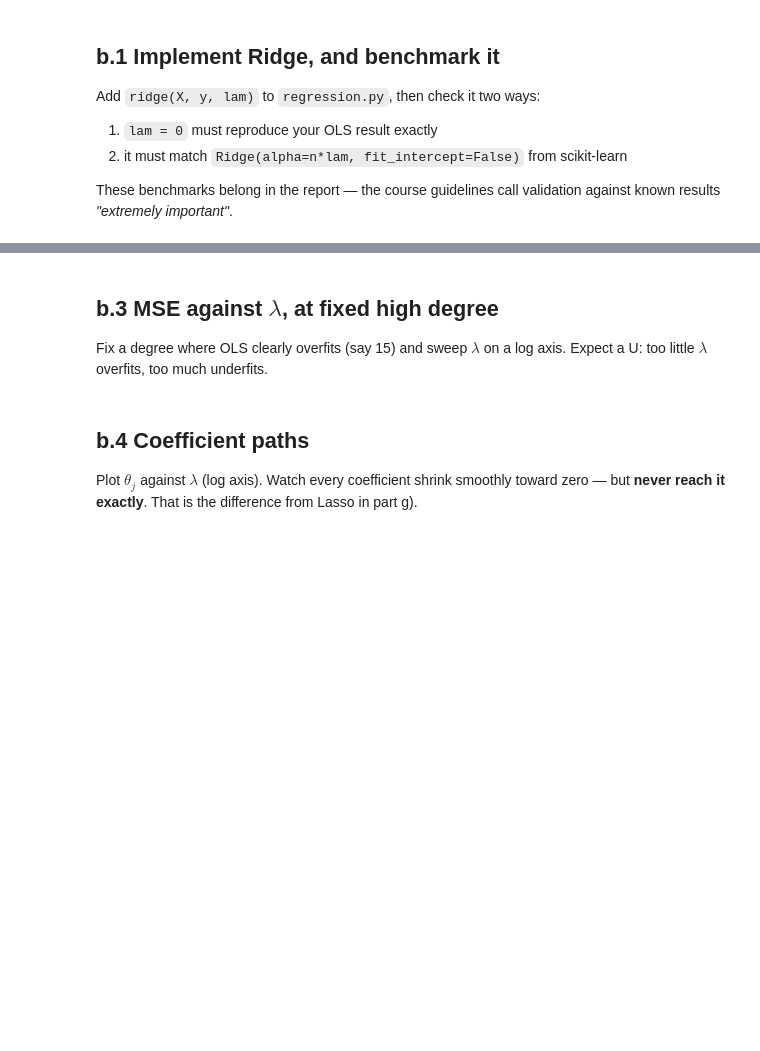
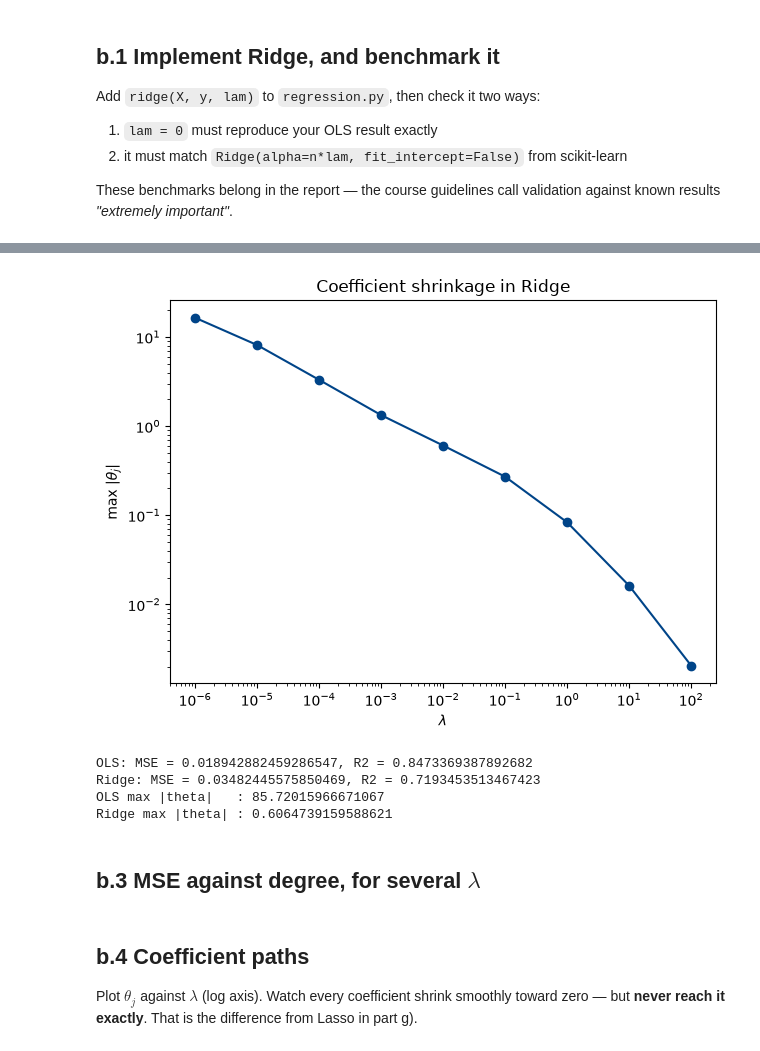
Before and after one commit to Parisa-amin/FYS-STK4155, a Jupyter notebook: Project1/code/Project1.ipynb, the cells around one changed output, grey strips where cells are left out. Drawn from its saved outputs; the diff is of its cells as text; code cells hidden in the pictures; blank space fills up the shorter version.

```diff
--- a/Project1/code/Project1.ipynb
+++ b/Project1/code/Project1.ipynb
@@ -360,8 +425,40 @@ the right as $\lambda$ increases.
+# %%
+max_theta_ridge= np.zeros(len(lambdas))
+
+for i, theta in enumerate(theta_ridge_all):
+    max_theta_ridge[i]= np.max(np.abs(theta_ridge_all[i]))
+
+plt.Figure(figsize=(6, 4))
+plt.loglog(lambdas, max_theta_ridge, "o-",color=BLUE
+)
+
+plt.xlabel(r"$\lambda$")
+plt.ylabel(r"max $|\theta_j|$")
+plt.title("Coefficient shrinkage in Ridge")
+
+plt.tight_layout()
+plt.show()
+# %% [output]
+[figure, added]
+# %%
+# comparing OLS and Ridge
+
+y_train_pred_ols , y_test_pred_ols, theta_ols= fit_predict(x_train, x_test, y_train, degree, lam=0.0)
+
+y_train_pred_ridge, y_test_pred_ridge, theta_ridge= fit_predict(x_train, x_test, y_train, degree, lam= 0.01)
+
+print(f"OLS: MSE = {MSE(y_test, y_test_pred_ols)}, R2 = {R2(y_test, y_test_pred_ols)}")
+print(f"Ridge: MSE = {MSE(y_test, y_test_pred_ridge)}, R2 = {R2(y_test, y_test_pred_ridge)}")
+
+print("OLS max |theta|   :", np.max(np.abs(theta_ols)))
+print("Ridge max |theta| :", np.max(np.abs(theta_ridge)))
+# %% [output]
+OLS: MSE = 0.018942882459286547, R2 = 0.8473369387892682
+Ridge: MSE = 0.03482445575850469, R2 = 0.7193453513467423
+OLS max |theta|   : 85.72015966671067
+Ridge max |theta| : 0.6064739159588621
 # %% [markdown]
-## b.3 MSE against $\lambda$, at fixed high degree
-
-Fix a degree where OLS clearly overfits (say 15) and sweep $\lambda$ on a log axis.
-Expect a U: too little $\lambda$ overfits, too much underfits.
+## b.3 MSE against degree, for several $\lambda$
 # %% [markdown]
 ## b.4 Coefficient paths
 
```
Also changed, not shown: parts of 10 cells of this notebook.
